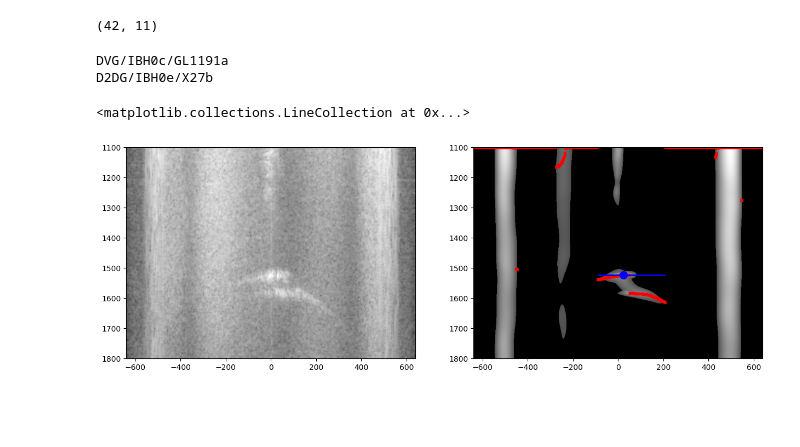
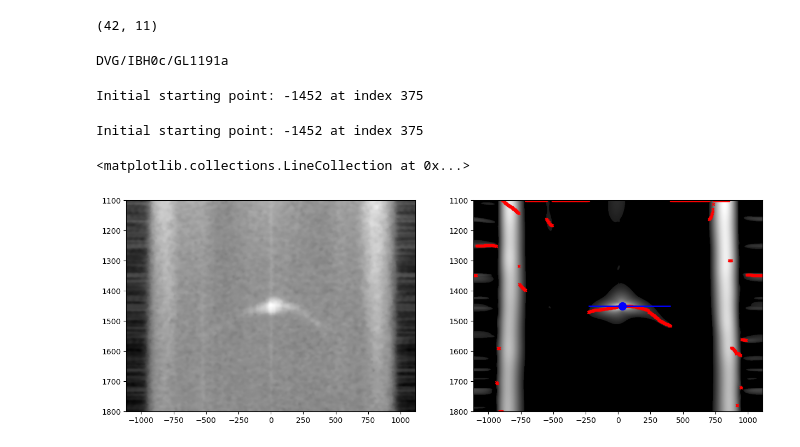
Before and after one commit to zsk4/DavidSpecularity, a Jupyter notebook: FigureS1/FigS1Test.ipynb, the cells around one changed output. Saved outputs shown, nothing was run; the diff lists cells and outputs as text; code cells hidden in the pictures; blank space fills up the shorter version.

Commit message:
feat: TVD filter, sato threshold, off-nadir picks

```diff
--- a/FigureS1/FigS1Test.ipynb
+++ b/FigureS1/FigS1Test.ipynb
@@ -120,8 +120,7 @@ def calc_doppler_ridge(freq, data_fft, start_y, end_y):
 
     # Filter for main band of spectrum and mask
     #rad_db = scipy.ndimage.gaussian_filter(rad_db, sigma=(3,2))
-
-
+    rad_db = skimage.restoration.denoise_tv_chambolle(rad_db, weight=8)
     rad_db = skimage.filters.sato(rad_db, sigmas=range(10,30), black_ridges=False)
     mask = rad_db > (skimage.filters.threshold_otsu(rad_db))
     rad_db_sato = rad_db * mask
@@ -162,6 +161,29 @@ def calc_width_and_max(x,y,threshold):
     starting_index = np.argmin(np.abs(x))
     starting_point = y[starting_index]
 
+    print(f"Initial starting point: {starting_point} at index {starting_index}")
+    comp = -1110  # Lowest y value to consider
+    if starting_point > comp:
+        mask = np.abs(x - x[starting_index]) <= 500 # Look within 200 hz
+        valid_mask = mask & (y < comp)
+
+        if np.any(valid_mask):
+            distances = np.abs(x[valid_mask] - x[starting_index])
+            nearest_idx_within = np.argmin(distances)
+
+            # Map back to original indices
+            valid_indices = np.where(valid_mask)[0]
+            chosen_index = valid_indices[nearest_idx_within]
+
+            starting_point = y[chosen_index]
+            starting_index = chosen_index
+            print(f"Adjusted starting point: {starting_point} at index {starting_index}")
+        else:
+            return starting_index - 1, starting_index + 1, np.nan, np.nan
+
+    start_point_left = starting_point
+    start_index_left = starting_index
+
     # Find right edge
     threshold = 100  # ns
     diff = 0
@@ -174,8 +196,8 @@ def calc_width_and_max(x,y,threshold):
 
     right = (starting_index - 1)
 
-    starting_index = np.argmin(np.abs(x))
-    starting_point = y[starting_index]
+    starting_index = start_index_left
+    starting_point = start_point_left
 
     # Find left edge
     threshold = 100  # ns
@@ -340,13 +362,14 @@ for radargram in offset_video_radargrams_1617:
         test_rad = radargram
         break
 
+"""
 rad_no = 'X27b'
 for radargram in offset_video_radargrams_1819:
     if rad_no in radargram.transect_id:
         print(radargram.transect_id)
         test_rad = radargram
         break
-
+"""
 
 avg_distance = np.mean(np.diff(test_rad['distance'].values))
 
@@ -361,7 +384,6 @@ dd = np.gradient(test_rad.distance.values) # meters
 test_rad['velocity'] = (('distance',), dd/ dt) # m/s
 # %% [output]
 DVG/IBH0c/GL1191a
-D2DG/IBH0e/X27b
 # %%
 def plot_doppler(freq, data, data_fft, start_y, end_y, ridge_params, rad_db_sato,start_x, end_x):
     """
@@ -464,7 +486,7 @@ dat = test_rad['bxds2'].compute().astype(np.float32)
 analytic = scipy.signal.hilbert(dat, axis=1)
 data = analytic.T
 
-starting_x_loc = 12000 # Note this is actually the 12000th index of the radargram. But because the radargram is sampled at 1m intervals (e.g., test_rad['distance'].plot()), this corresponds to 12000 m along track.
+starting_x_loc = 34500 # Note this is actually the 12000th index of the radargram. But because the radargram is sampled at 1m intervals (e.g., test_rad['distance'].plot()), this corresponds to 12000 m along track.
 f_transform_width = 750
 
 freq, data_fft, start_y, end_y, x_center, y_center = compute_doppler_spectrum(test_rad, starting_x_loc, starting_x_loc+f_transform_width)
@@ -481,40 +503,45 @@ right = right * float(avg_velocity)
 left = left * float(avg_velocity)
 x_at_max = x_at_max * float(avg_velocity)
 ridge_params = {'right':right, 'left':left, 'x_at_max':x_at_max, 'y_at_max':y_at_max}
+# %% [output]
+Initial starting point: -1452 at index 375
 # %%
 # Transform radargram to log scale
 eps = 1e-20
 amp = np.abs(data_fft)
 amp = amp / np.max(amp)
 rad_db = 20 * np.log10(amp + eps)
 
 # Filter for main band of spectrum and mask
 #rad_db = scipy.ndimage.gaussian_filter(rad_db, sigma=(2,3))
-#rad_db = skimage.restoration.denoise_tv_chambolle(rad_db, weight=8)
+rad_db = skimage.restoration.denoise_tv_chambolle(rad_db, weight=20)
 #rad_db = skimage.restoration.denoise_bilateral(rad_db, sigma_color=0.01, sigma_spatial=3)
 #rad_db = skimage.restoration.denoise_wavelet(rad_db, rescale_sigma=True)
 
+
 rad_db_orig = rad_db.copy()
+
 rad_db = skimage.filters.sato(rad_db, sigmas=range(10,30), black_ridges=False)
 #rad_db = skimage.filters.meijering(rad_db, sigmas=range(10,20), black_ridges=False)
-mask = rad_db > (skimage.filters.threshold_otsu(rad_db))
+mask = rad_db > (skimage.filters.threshold_otsu(rad_db)-2)
 rad_db_sato = rad_db * mask
 
 max_indices = np.argmax(rad_db_sato, axis=0)
 x = np.linspace(freq[0], freq[-1], rad_db_sato.shape[1])
 
 x = np.array(x) * float(avg_velocity)
 right, left, x_at_max, y_at_max = calc_width_and_max(x, start_y + max_indices, threshold=100)
 ridge_params = {'right':right, 'left':left, 'x_at_max':x_at_max, 'y_at_max':y_at_max}
 
 
 fig, (ax1,ax2) = plt.subplots(1,2, figsize=(15, 5))
 im = ax1.imshow(rad_db_orig, aspect='auto', cmap='gray', origin='upper',extent = [x[0], x[-1],end_y, start_y])
 im = ax2.imshow(rad_db_sato,aspect='auto', cmap='gray',origin='upper',extent = [x[0], x[-1],end_y, start_y])
 # Plot ridge and width
 ax2.scatter(x, start_y + max_indices, color='red', s=10, marker='x')
 ax2.scatter(ridge_params['x_at_max'], ridge_params['y_at_max'], color='blue', s=100, marker='o')
 ax2.hlines(ridge_params['y_at_max'], ridge_params['left'], ridge_params['right'], colors='blue', linestyles='-', linewidth=2)
 # %% [output]
-<matplotlib.collections.LineCollection at 0x...>
+Initial starting point: -1452 at index 375
+<matplotlib.collections.LineCollection at 0x...>
-[figure, old version]
+[figure, new version]
```
Also changed, not shown: 1 other file.
